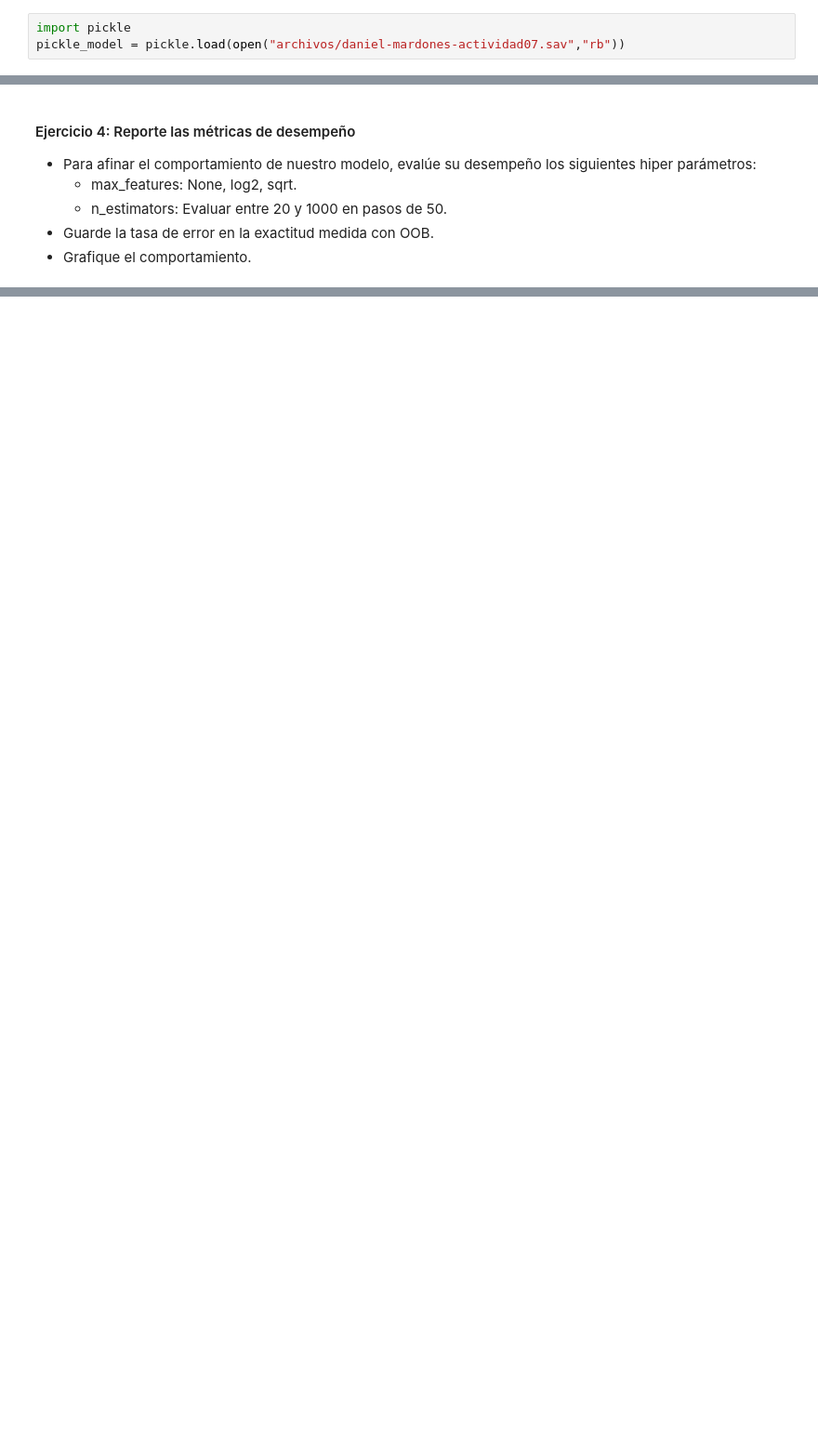
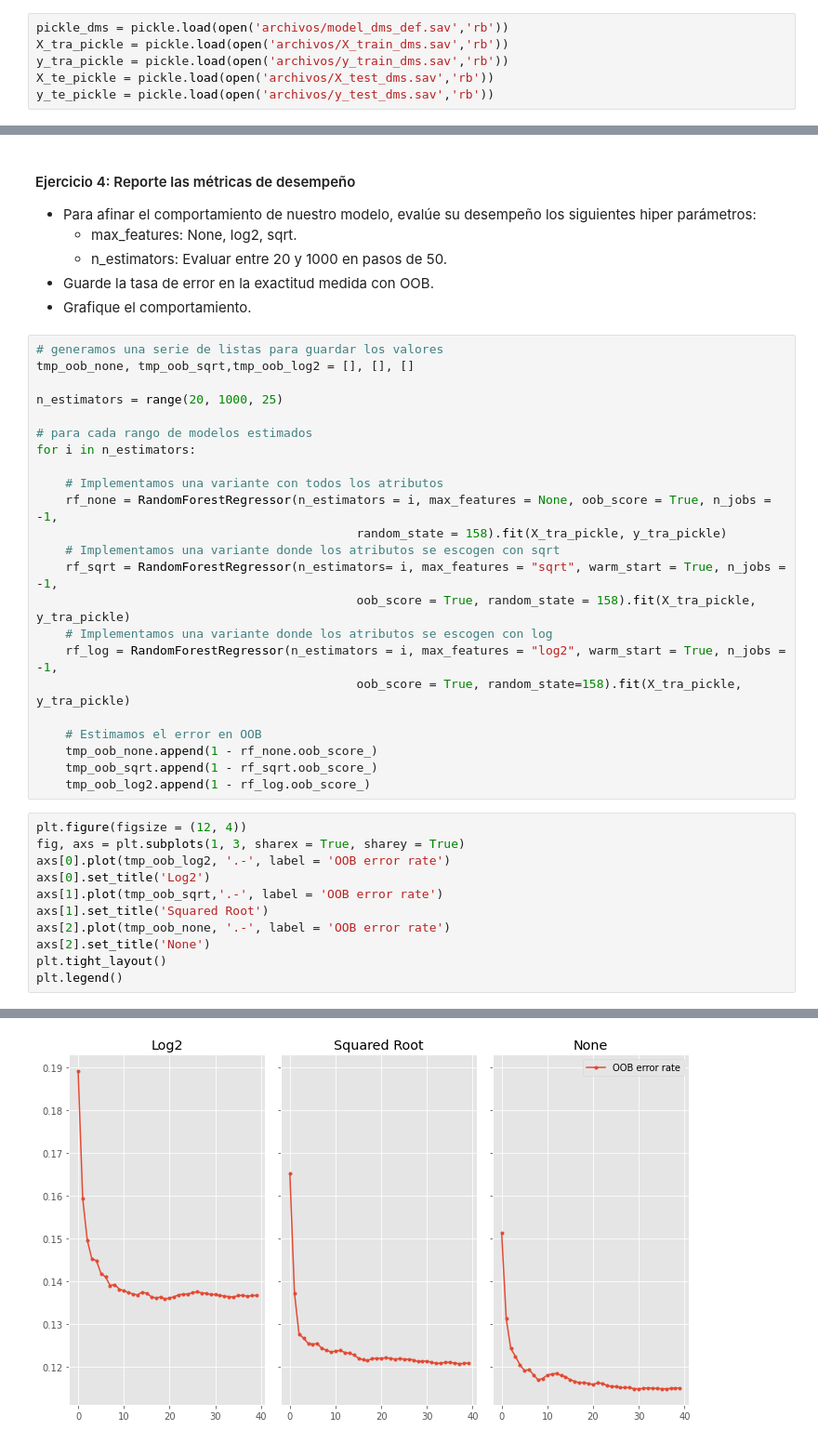
Before and after one commit to Denniels/Machine_Learning, a Jupyter notebook: Algoritmos_de_Ensamble/Desafio_Random_Forest.ipynb, the cells around one changed output, grey strips where cells are left out. Shown: that part at 93% size. Drawn from its saved outputs; the diff is of its cells as text; blank space fills up the shorter version.

```diff
--- a/Algoritmos_de_Ensamble/Desafio_Random_Forest.ipynb
+++ b/Algoritmos_de_Ensamble/Desafio_Random_Forest.ipynb
@@ -63,6 +65,9 @@ df.shape
 - No es necesario que realice diagnósticos gráficos sobre el modelo, sólo reporte sus
   métricas.
 - Para importar un archivo seria
-# %%
-import pickle
-pickle_model = pickle.load(open("archivos/daniel-mardones-actividad07.sav","rb"))
+# %%
+pickle_dms = pickle.load(open('archivos/model_dms_def.sav','rb'))
+X_tra_pickle = pickle.load(open('archivos/X_train_dms.sav','rb'))
+y_tra_pickle = pickle.load(open('archivos/y_train_dms.sav','rb'))
+X_te_pickle = pickle.load(open('archivos/X_test_dms.sav','rb'))
+y_te_pickle = pickle.load(open('archivos/y_test_dms.sav','rb'))
@@ -81,3 +150,38 @@ pickle_model = pickle.load(open("archivos/daniel-mardones-actividad07.sav","rb")
   - n_estimators: Evaluar entre 20 y 1000 en pasos de 50.
 - Guarde la tasa de error en la exactitud medida con OOB.
 - Grafique el comportamiento.
+# %%
+# generamos una serie de listas para guardar los valores
+tmp_oob_none, tmp_oob_sqrt,tmp_oob_log2 = [], [], []
+
+n_estimators = range(20, 1000, 25)
+
+# para cada rango de modelos estimados
+for i in n_estimators:
+
+    # Implementamos una variante con todos los atributos
+    rf_none = RandomForestRegressor(n_estimators = i, max_features = None, oob_score = True, n_jobs = -1,
+                                            random_state = 158).fit(X_tra_pickle, y_tra_pickle)
+    # Implementamos una variante donde los atributos se escogen con sqrt
+    rf_sqrt = RandomForestRegressor(n_estimators= i, max_features = "sqrt", warm_start = True, n_jobs = -1,
+                                            oob_score = True, random_state = 158).fit(X_tra_pickle, y_tra_pickle)
+    # Implementamos una variante donde los atributos se escogen con log
+    rf_log = RandomForestRegressor(n_estimators = i, max_features = "log2", warm_start = True, n_jobs = -1,
+                                            oob_score = True, random_state=158).fit(X_tra_pickle, y_tra_pickle)
+
+    # Estimamos el error en OOB
+    tmp_oob_none.append(1 - rf_none.oob_score_)
+    tmp_oob_sqrt.append(1 - rf_sqrt.oob_score_)
+    tmp_oob_log2.append(1 - rf_log.oob_score_)
+# %%
+plt.figure(figsize = (12, 4))
+fig, axs = plt.subplots(1, 3, sharex = True, sharey = True)
+axs[0].plot(tmp_oob_log2, '.-', label = 'OOB error rate')
+axs[0].set_title('Log2')
+axs[1].plot(tmp_oob_sqrt,'.-', label = 'OOB error rate')
+axs[1].set_title('Squared Root')
+axs[2].plot(tmp_oob_none, '.-', label = 'OOB error rate')
+axs[2].set_title('None')
+plt.tight_layout()
+plt.legend()
+# %% [output]
@@ -84,3 +190,4 @@ pickle_model = pickle.load(open("archivos/daniel-mardones-actividad07.sav","rb")
+[figure, added]
 # %% [markdown]
 #### Ejercicio 5: Refactoriza el modelo
 - En base a la mejor combinación de hiper parámetros, reentrene el modelo y comente
```
Also changed, not shown: parts of 12 cells of this notebook, 18 other files.
